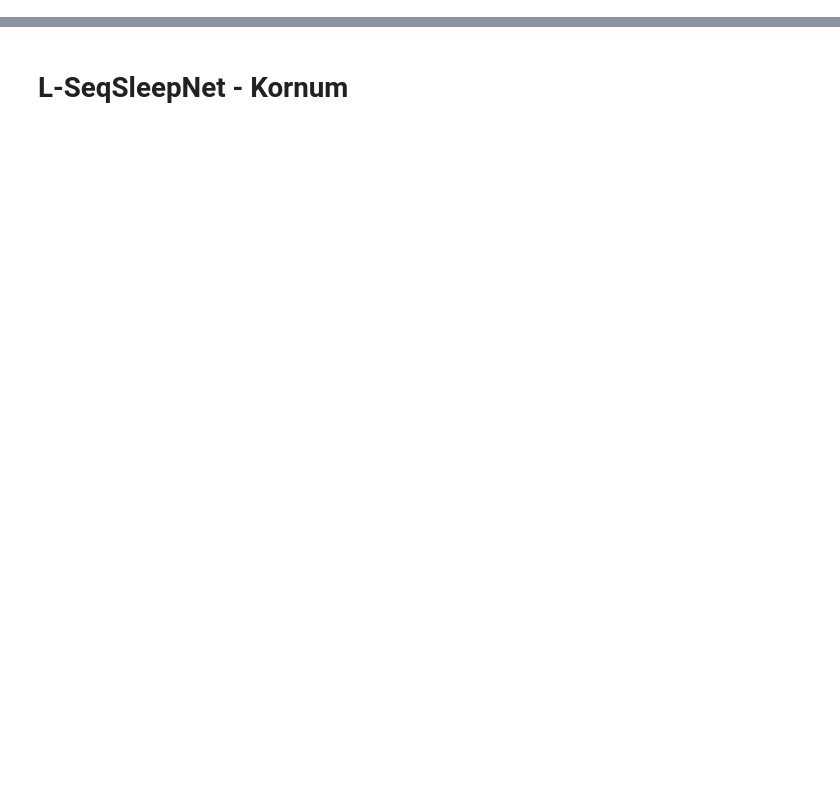
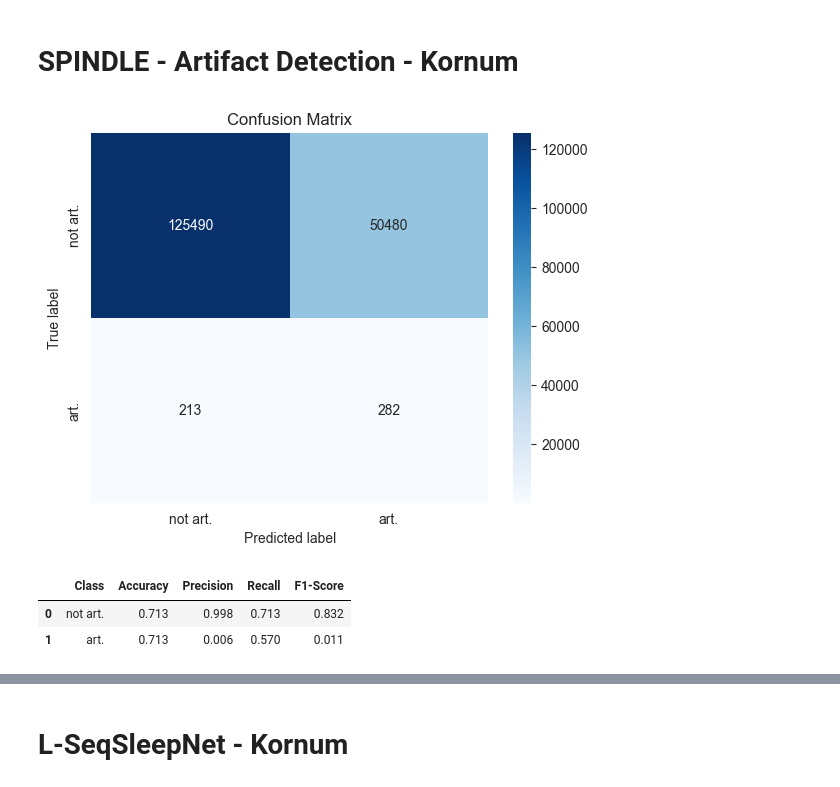
Before and after one commit to LucasDJensen/02466-spindle, a Jupyter notebook: extract_embeddings/kornum/Matrix Reproducer.ipynb, the cells around one changed output, grey strips where cells are left out. Cells and saved outputs as stored; diff of their text form; code cells hidden in the pictures; blank space fills up the shorter version.

```diff
--- a/extract_embeddings/kornum/Matrix Reproducer.ipynb
+++ b/extract_embeddings/kornum/Matrix Reproducer.ipynb
@@ -19,0 +22,58 @@ plt.show()
+# %% [markdown]
+# SPINDLE - Artifact Detection - Kornum
+# %%
+import matplotlib.pyplot as plt
+import numpy as np
+import seaborn as sns
+
+# Confusion matrix data extracted from the image description and visual inspection
+labels = ["not art.", "art."]
+confusion_matrix = np.array([
+    [125490, 50480],
+    [213, 282],
+])
+
+plt.figure()
+sns.heatmap(confusion_matrix, annot=True, fmt='d', cmap='Blues', xticklabels=labels, yticklabels=labels)
+plt.xlabel('Predicted label')
+plt.ylabel('True label')
+plt.title('Confusion Matrix')
+plt.savefig('unsupervised_artifact_spindle_kornum_cm.png', dpi=500)
+plt.show()
+# %% [output]
+[figure, added]
+# %%
+import pandas as pd
+
+# Define the confusion matrix from the new image
+confusion_matrix = np.array([
+    [125490, 50480],
+    [213, 282],
+])
+
+# Extract true positives, false positives, false negatives for each class
+TP = np.diag(confusion_matrix)
+FP = np.sum(confusion_matrix, axis=0) - TP
+FN = np.sum(confusion_matrix, axis=1) - TP
+TN = np.sum(confusion_matrix) - (TP + FP + FN)
+
+# Calculate accuracy, precision, recall, and F1-score for each class
+accuracy = np.sum(TP) / np.sum(confusion_matrix)
+precision = TP / (TP + FP)
+recall = TP / (TP + FN)
+f1_score = 2 * (precision * recall) / (precision + recall)
+
+# Create a dataframe to display the results
+results = pd.DataFrame({
+    'Class': ['not art.', 'art.'],
+    'Accuracy': [accuracy] * 2,
+    'Precision': precision,
+    'Recall': recall,
+    'F1-Score': f1_score
+})
+
+round(results, 3)
+# %% [output]
+|  | Class | Accuracy | Precision | Recall | F1-Score |
+| 0 | not art. | 0.713 | 0.998 | 0.713 | 0.832 |
+| 1 | art. | 0.713 | 0.006 | 0.570 | 0.011 |
```
Also changed, not shown: parts of 7 cells of this notebook, 6 other files.
